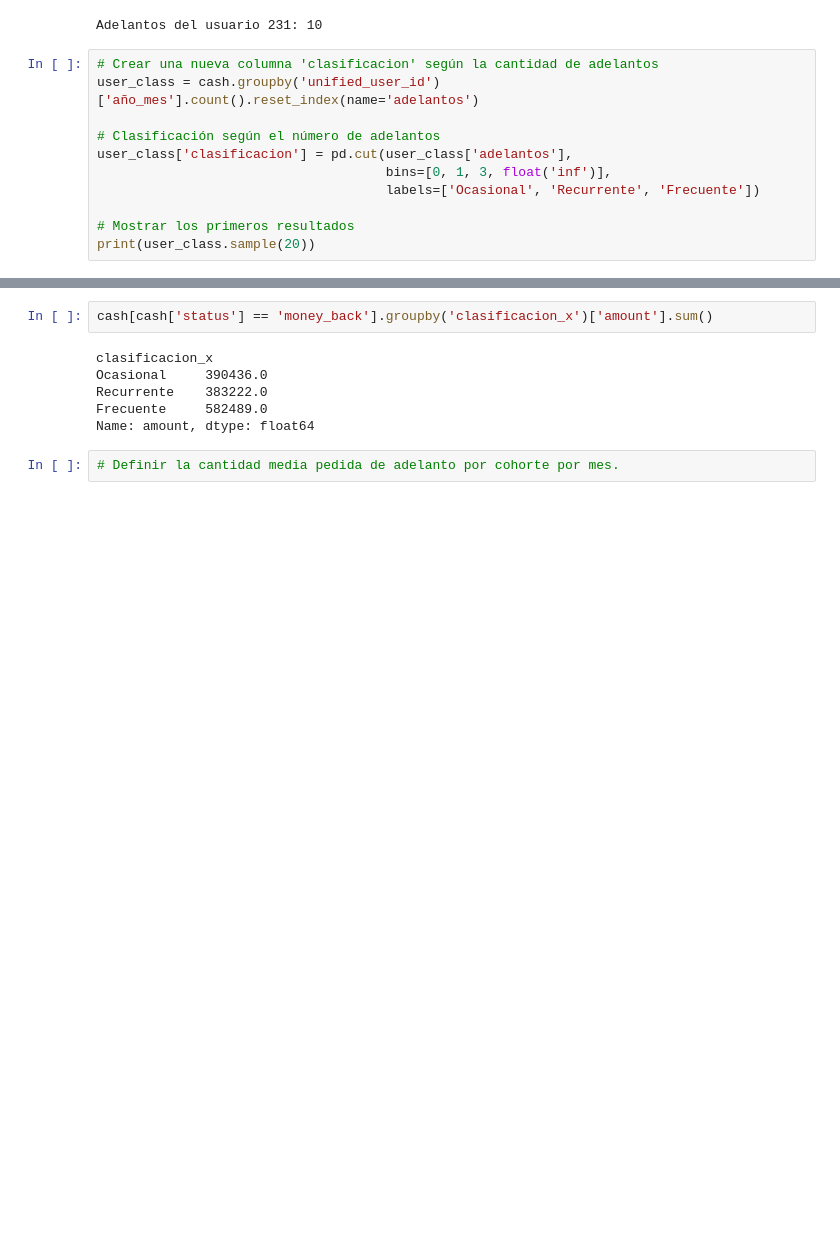
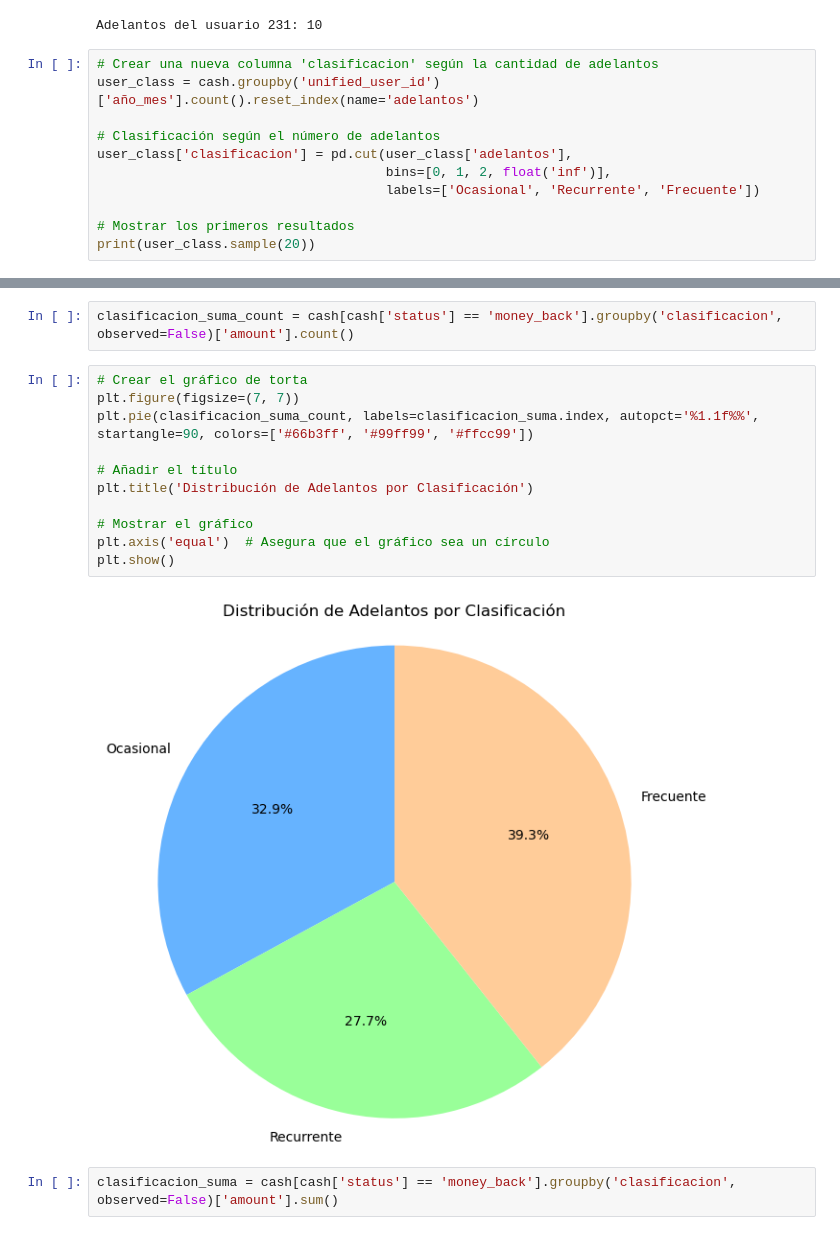
Before and after one commit to moiatgit/project-1-ironhack-payments-es, a Jupyter notebook: grupo3.ipynb, the cells around one changed output, grey strips where cells are left out. Saved outputs shown, nothing was run; the diff lists cells and outputs as text; blank space fills up the shorter version.

```diff
--- a/grupo3.ipynb
+++ b/grupo3.ipynb
@@ -973,7 +979,7 @@ user_class = cash.groupby('unified_user_id')['año_mes'].count().reset_index(nam
 
 # Clasificación según el número de adelantos
 user_class['clasificacion'] = pd.cut(user_class['adelantos'],
-                                     bins=[0, 1, 3, float('inf')],
+                                     bins=[0, 1, 2, float('inf')],
                                      labels=['Ocasional', 'Recurrente', 'Frecuente'])
 
 # Mostrar los primeros resultados
@@ -1029,10 +1058,17 @@ print(cash.head(5))
+# %%
+clasificacion_suma_count = cash[cash['status'] == 'money_back'].groupby('clasificacion', observed=False)['amount'].count()
+# %%
+# Crear el gráfico de torta
+plt.figure(figsize=(7, 7))
+plt.pie(clasificacion_suma_count, labels=clasificacion_suma.index, autopct='%1.1f%%', startangle=90, colors=['#66b3ff', '#99ff99', '#ffcc99'])
+
+# Añadir el título
+plt.title('Distribución de Adelantos por Clasificación')
+
+# Mostrar el gráfico
+plt.axis('equal')  # Asegura que el gráfico sea un círculo
+plt.show()
+# %% [output]
+[figure, added]
 # %%
-cash[cash['status'] == 'money_back'].groupby('clasificacion_x')['amount'].sum()
+clasificacion_suma = cash[cash['status'] == 'money_back'].groupby('clasificacion', observed=False)['amount'].sum()
-# %% [output]
-clasificacion_x
-Ocasional     390436.0
-Recurrente    383222.0
-Frecuente     582489.0
-Name: amount, dtype: float64
-# %%
-# Definir la cantidad media pedida de adelanto por cohorte por mes.
```
Also changed, not shown: parts of 18 cells of this notebook.
